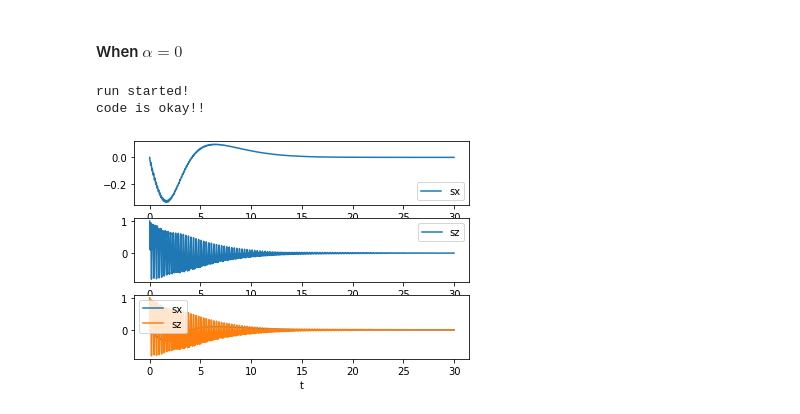
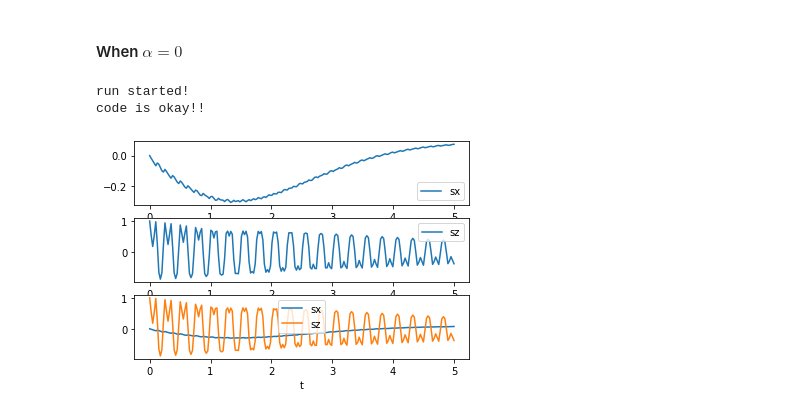
Before and after one commit to rahmahi/BBGKY-hierarchy, a Jupyter notebook: bbgky_mori_mahbub/bbgky_zzx_mori_mahi.ipynb, the cells around one changed output. Saved outputs shown, nothing was run; the diff lists cells and outputs as text; code cells hidden in the pictures.

```diff
--- a/bbgky_mori_mahbub/bbgky_zzx_mori_mahi.ipynb
+++ b/bbgky_mori_mahbub/bbgky_zzx_mori_mahi.ipynb
@@ -189,7 +189,7 @@ alpha = 0.0         # the number of order parameter; alpha = 0 is meanfield limi
 omega = 25.0        # frequency of the periodic symmetry breaking field
 hdc = 0.1           # this is the dc part or constant part of the symmetry breaking field
 amp = 25.0          # amplitude of the symmetry breaking field
-n = 1500            # number of time steps for odeint
+n = 200            # number of time steps for odeint
 
 # Initial values: ACCORDING TO MORI'S PAPER i.e. ZZX model
 jx, jy, jz = 0.0, 0.0, -1.0
@@ -220,13 +220,7 @@ def jmat(N, alpha):
     return J.toarray()
 J = jmat(N, alpha)
 
-gmat = np.zeros((N,3,3))
-ttt = 0.0                 #initialze the time as zero
-wmat = np.array([[0, 2 * (sz[0] + hz), 0], \
-                  [- 2 * (sz[0] + hz), 0, 2 * (hx * np.cos(omega * tttt) + hdc)],\
-                  [0, - 2 * (hx * np.cos(omega * tttt) + hdc), 0]])
-v_vec = np.array([[2 * sy[0]], [- 2 * sx[0]], [0.0]])
-f_vec = np.array([[- sx[0] * sz[0]], [- sy[0] * sz[0]], [1 - sz[0] * sz[0]]])
+
 
 def gcorr(G,t,k,a,b,wmat,gmat,v_vec,f_vec):
     left = sum(np.dot(wmat[a,c], gmat[k,c,b]) + np.dot(wmat[b,c], gmat[k,a,c]) for c in np.arange(3))
@@ -262,10 +256,18 @@ def zzx_model(dxyz, tspan, gstate,ts):
     return dxyz
 
 z0 = np.array([0.0, 0.0, 1.0], dtype=np.float64)
-t = np.linspace(0.0,30.0,n)
+t = np.linspace(0.0,5.0,n)
 sx, sy, sz = np.zeros(n), np.zeros(n), np.zeros(n)
 sx[0],sy[0],sz[0] = z0[0],z0[1],z0[2]
 gstate = 0.0
+
+gmat = np.zeros((N,3,3))
+ttt = 0.0                 #initialze the time as zero
+wmat = np.array([[0, 2 * (sz[0] + hz), 0], \
+                  [- 2 * (sz[0] + hz), 0, 2 * (hx * np.cos(omega * ttt) + hdc)],\
+                  [0, - 2 * (hx * np.cos(omega * ttt) + hdc), 0]])
+v_vec = np.array([[2 * sy[0]], [- 2 * sx[0]], [0.0]])
+f_vec = np.array([[- sx[0] * sz[0]], [- sy[0] * sz[0]], [1 - sz[0] * sz[0]]])
 
 print("run started!")
 
@@ -275,31 +277,31 @@ for i in range(1,n):
     ts = tspan
     # in args=((gstate, ts)) , ts is taken as argument, because odeint runs more interval than the time steps entered
     # in the "odeint()" syntax. Like if I have entered the the time stpes= np.linspace(0,1,10), but in reality
     # it runs more steps in the "odeint" function when it runs. Thus is can cause ambiguity in the time steps I want
     # in other calculations in "zzx_model" function. So i have made "ts" as argumenmt.
     dxyz = odeint(zzx_model, z0, tspan, args=((gstate,ts)))
     sx[i],sy[i],sz[i] = dxyz[1][0],dxyz[1][1],dxyz[1][2]
     z0 = dxyz[1]
 
 #np.savetxt("bbgky_t_sx_sz_N8_alpha0.txt",np.vstack((np.real(t), np.real(sx), np.real(sz))).T)
 
 print("code is okay!!")
 
 plt.title("time evolution for BBGKY zzx model")
 plt.subplot(311)
 plt.plot(t,sx, label="sx")
 plt.legend()
 plt.subplot(312)
 plt.plot(t,sz, label="sz")
 plt.legend()
 plt.subplot(313)
 plt.plot(t,sx, label="sx")
 plt.plot(t,sz, label="sz")
 plt.legend()
 plt.xlabel("t")
 #plt.savefig("bbgky_zzx_model_N8_alpha0.jpeg", dpi=300)
 plt.show()
 # %% [output]
 run started!
 code is okay!!
-[figure, old version]
+[figure, new version]
```
Also changed, not shown: 1 other file.
